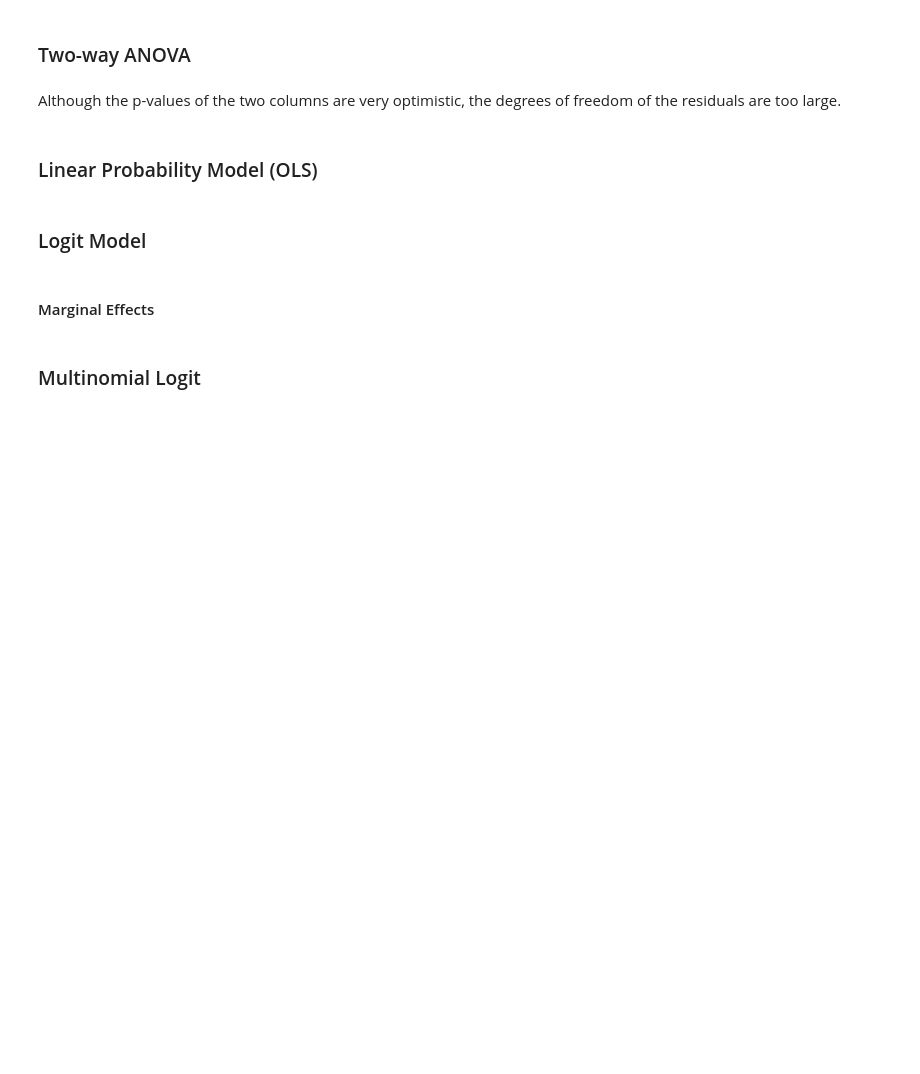
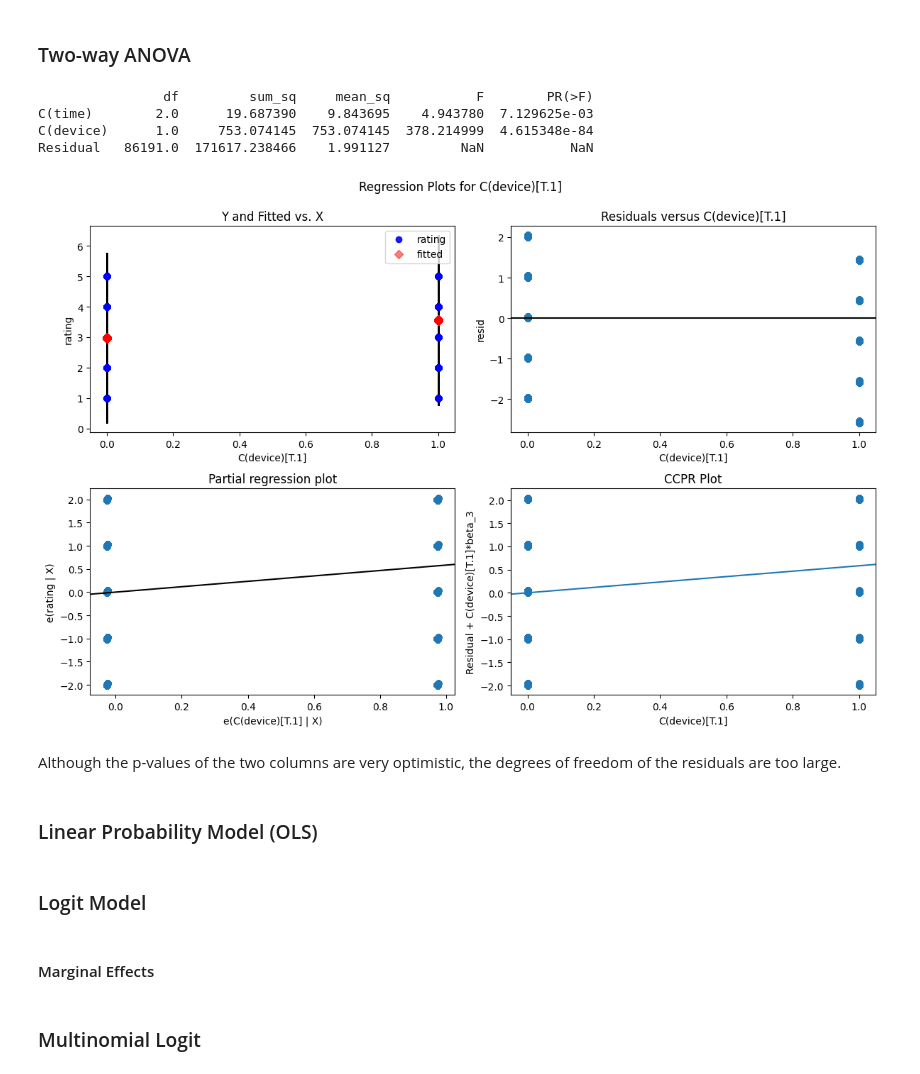
Before and after one commit to SkywingsWang/Masters-Degree-Dissertation, a Jupyter notebook: dissertation.ipynb, the cells around one changed output. Cells and saved outputs as stored; diff of their text form; code cells hidden in the pictures; blank space fills up the shorter version.

```diff
--- a/dissertation.ipynb
+++ b/dissertation.ipynb
@@ -166,21 +279,21 @@ According to the "rating distribution", it can be seen that there is a significa
 # %%
-# # Separate features (X) and target variable (y)
-# X = data_modified.drop('rating', axis=1)
-# y = data_modified['rating']
+# # # Separate features (X) and target variable (y)
+# # X = data_modified.drop('rating', axis=1)
+# # y = data_modified['rating']
 
-# Apply SMOTEENN using training sets
-smote_enn = SMOTEENN(random_state=42)
-X_resampled, y_resampled = smote_enn.fit_resample(X_train, y_train)
+# # Apply SMOTEENN using training sets
+# smote_enn = SMOTEENN(random_state=42)
+# X_resampled, y_resampled = smote_enn.fit_resample(X_train, y_train)
 
-# # Create a new balanced dataframe
-# balanced_data = pd.DataFrame(X_resampled, columns=X.columns)
-# balanced_data['rating'] = y_resampled
+# # # Create a new balanced dataframe
+# # balanced_data = pd.DataFrame(X_resampled, columns=X.columns)
+# # balanced_data['rating'] = y_resampled
+
+# # # Check the balanced distribution of ratings
+# # print(balanced_data['rating'].value_counts())
 
 # # Check the balanced distribution of ratings
-# print(balanced_data['rating'].value_counts())
-
-# Check the balanced distribution of ratings
-print(pd.Series(y_resampled).value_counts())
+# print(pd.Series(y_resampled).value_counts())
 # %%
 # from imblearn.combine import SMOTETomek
 
@@ -345,7 +510,7 @@ data_train = X_resampled.copy()
 data_train['rating'] = y_resampled
 
 # Define the formula
-formula = 'rating ~ C(time) + C(pics)'
+formula = 'rating ~ C(time) + C(device)'
 
 # Fit the model on the training set
 model = ols(formula, data=data_train).fit()
@@ -353,13 +518,20 @@ model = ols(formula, data=data_train).fit()
 # Perform ANOVA analysis on the training set
 anova_results = sm.stats.anova_lm(model)
 print(anova_results)
+# %% [output]
+                df         sum_sq     mean_sq           F        PR(>F)
+C(time)        2.0      19.687390    9.843695    4.943780  7.129625e-03
+C(device)      1.0     753.074145  753.074145  378.214999  4.615348e-84
+Residual   86191.0  171617.238466    1.991127         NaN           NaN
 # %%
 # Create the residual plot
 fig = plt.figure(figsize=(12, 8))
-plot_regress_exog(model, 'C(pics)[T.1]', fig=fig)
+plot_regress_exog(model, 'C(device)[T.1]', fig=fig)
 
 # Show the plot
 plt.show()
+# %% [output]
+[figure, added]
 # %% [markdown]
 Although the p-values of the two columns are very optimistic, the degrees of freedom of the residuals are too large.
 # %% [markdown]
```
Also changed, not shown: parts of 19 cells of this notebook.
